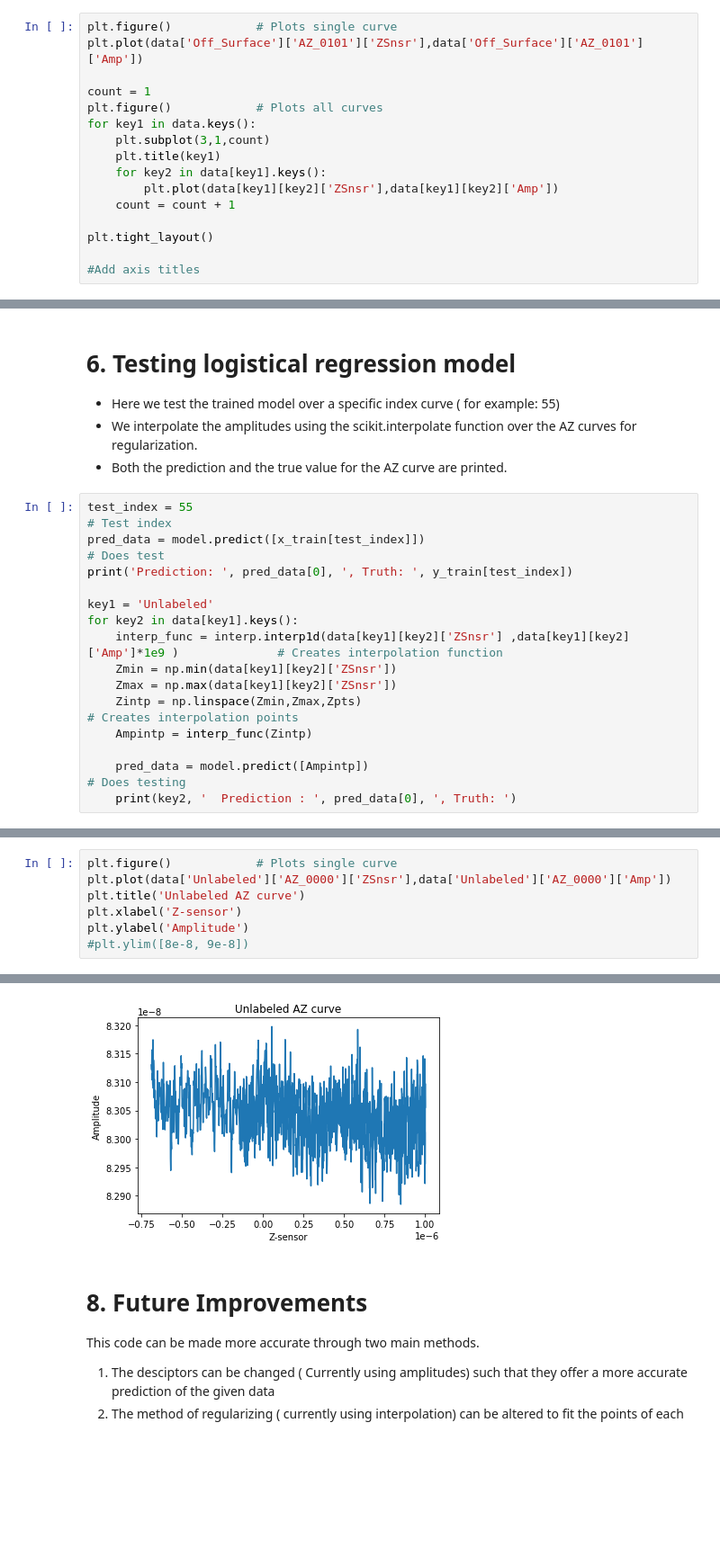
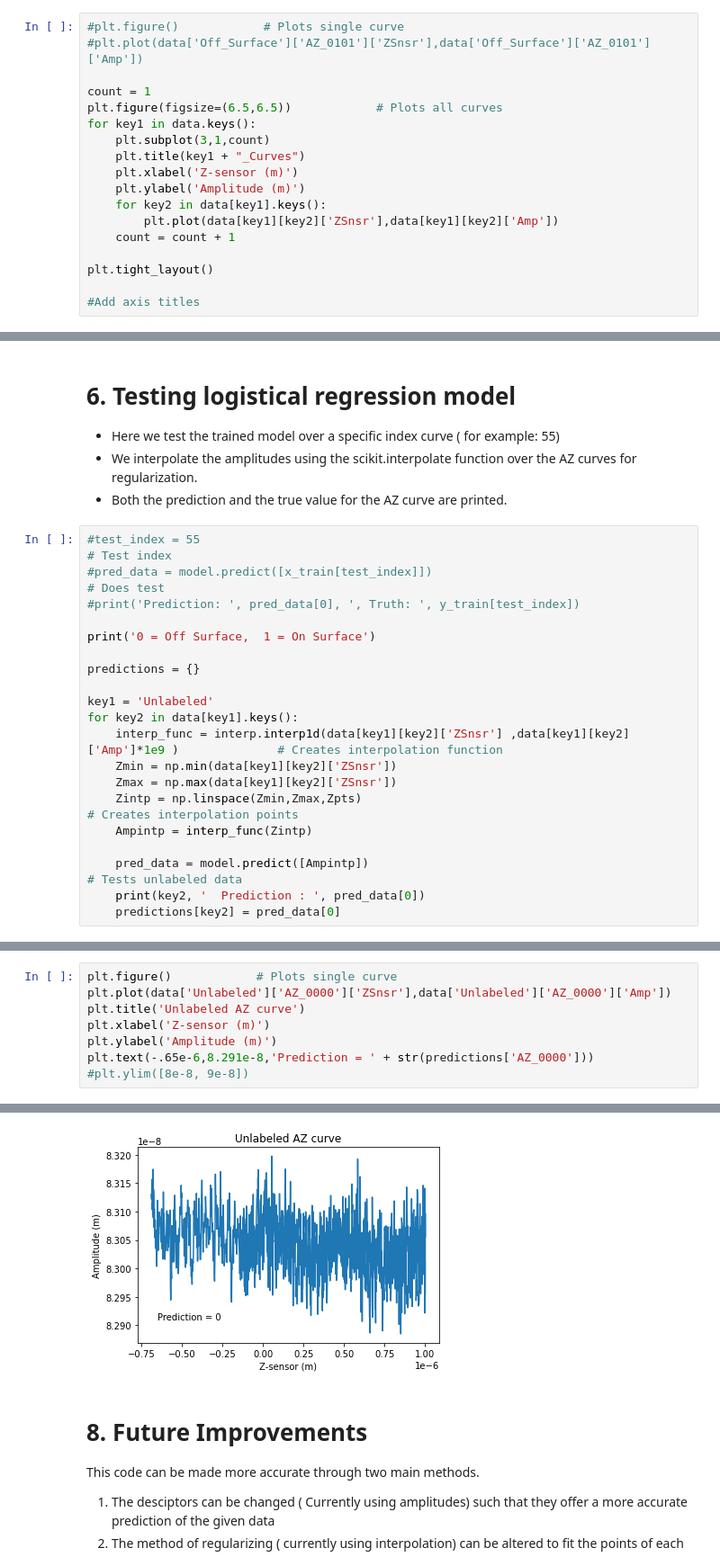
Before and after one commit to rbwagner147/AFM-ML-Tutorial, a Jupyter notebook: tutorial_notebook.ipynb, the cells around one changed output, grey strips where cells are left out. Shown: that part at 90% size. Cells and saved outputs as stored; diff of their text form; blank space fills up the shorter version.

```diff
--- a/tutorial_notebook.ipynb
+++ b/tutorial_notebook.ipynb
@@ -103,14 +85,16 @@ Z is the surface displacement ( position of the surface)
 Helps us plot the input curves to better visualize the shape and patterns of the different classes of data ( On Surface, Off Surface, Unlabeled)
 Note: There is no steep change in slope of AZ Curves for Off Surface plots i.e no contact whereas there is a sharp dip in AZ Curves of On Surface plots
 # %%
-plt.figure()            # Plots single curve
-plt.plot(data['Off_Surface']['AZ_0101']['ZSnsr'],data['Off_Surface']['AZ_0101']['Amp'])
+#plt.figure()            # Plots single curve
+#plt.plot(data['Off_Surface']['AZ_0101']['ZSnsr'],data['Off_Surface']['AZ_0101']['Amp'])
 
 count = 1
-plt.figure()            # Plots all curves
+plt.figure(figsize=(6.5,6.5))            # Plots all curves
 for key1 in data.keys():
     plt.subplot(3,1,count)
-    plt.title(key1)
+    plt.title(key1 + "_Curves")
+    plt.xlabel('Z-sensor (m)')
+    plt.ylabel('Amplitude (m)')
     for key2 in data[key1].keys():
         plt.plot(data[key1][key2]['ZSnsr'],data[key1][key2]['Amp'])
     count = count + 1
@@ -164,9 +147,13 @@ Warning: Nan on interp:Off_Surface, AZ_0167
 - We interpolate the amplitudes using the scikit.interpolate function over the AZ curves for regularization.
 - Both the prediction and the true value for the AZ curve are printed.
 # %%
-test_index = 55                                                                                             # Test index
-pred_data = model.predict([x_train[test_index]])                                                            # Does test
-print('Prediction: ', pred_data[0], ', Truth: ', y_train[test_index])
+#test_index = 55                                                                                             # Test index
+#pred_data = model.predict([x_train[test_index]])                                                            # Does test
+#print('Prediction: ', pred_data[0], ', Truth: ', y_train[test_index])
+
+print('0 = Off Surface,  1 = On Surface')
+
+predictions = {}
 
 key1 = 'Unlabeled'
 for key2 in data[key1].keys():
@@ -176,6 +163,7 @@ for key2 in data[key1].keys():
     Zintp = np.linspace(Zmin,Zmax,Zpts)                                                                 # Creates interpolation points
     Ampintp = interp_func(Zintp)
 
-    pred_data = model.predict([Ampintp])                                                            # Does testing
-    print(key2, '  Prediction : ', pred_data[0], ', Truth: ')
+    pred_data = model.predict([Ampintp])                                                                 # Tests unlabeled data
+    print(key2, '  Prediction : ', pred_data[0])
+    predictions[key2] = pred_data[0]
 # %% [output]
@@ -205,7 +193,8 @@ Test_AZ_data1   Prediction :  1 , Truth:
 plt.figure()            # Plots single curve
 plt.plot(data['Unlabeled']['AZ_0000']['ZSnsr'],data['Unlabeled']['AZ_0000']['Amp'])
 plt.title('Unlabeled AZ curve')
-plt.xlabel('Z-sensor')
-plt.ylabel('Amplitude')
+plt.xlabel('Z-sensor (m)')
+plt.ylabel('Amplitude (m)')
+plt.text(-.65e-6,8.291e-8,'Prediction = ' + str(predictions['AZ_0000']))
 #plt.ylim([8e-8, 9e-8])
 # %% [output]
@@ -213,4 +202,4 @@ Text(0, 0.5, 'Amplitude')
-[figure, old version]
+[figure, new version]
 # %% [markdown]
 # 8. Future Improvements
 
```
Also changed, not shown: parts of 5 cells of this notebook.
